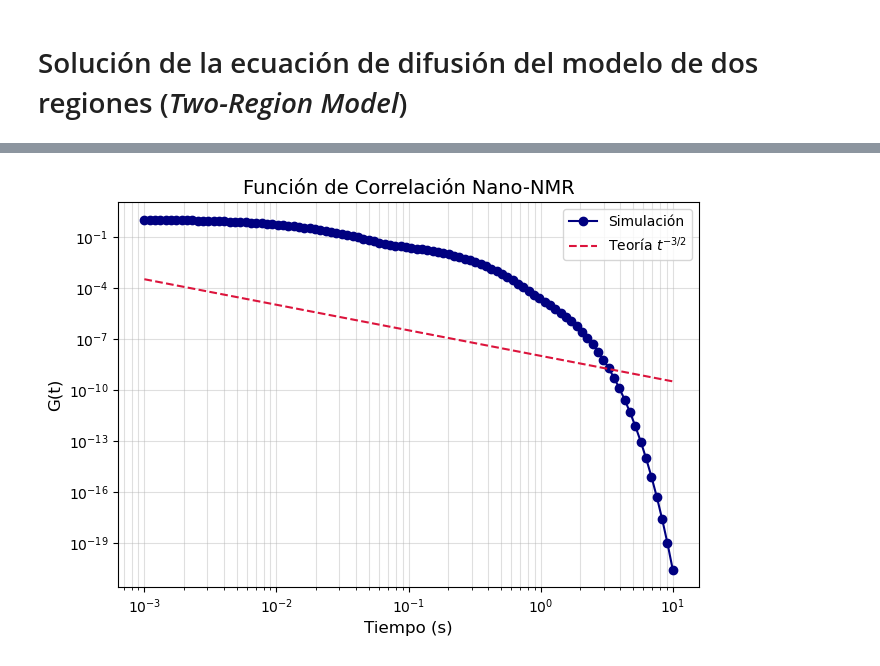
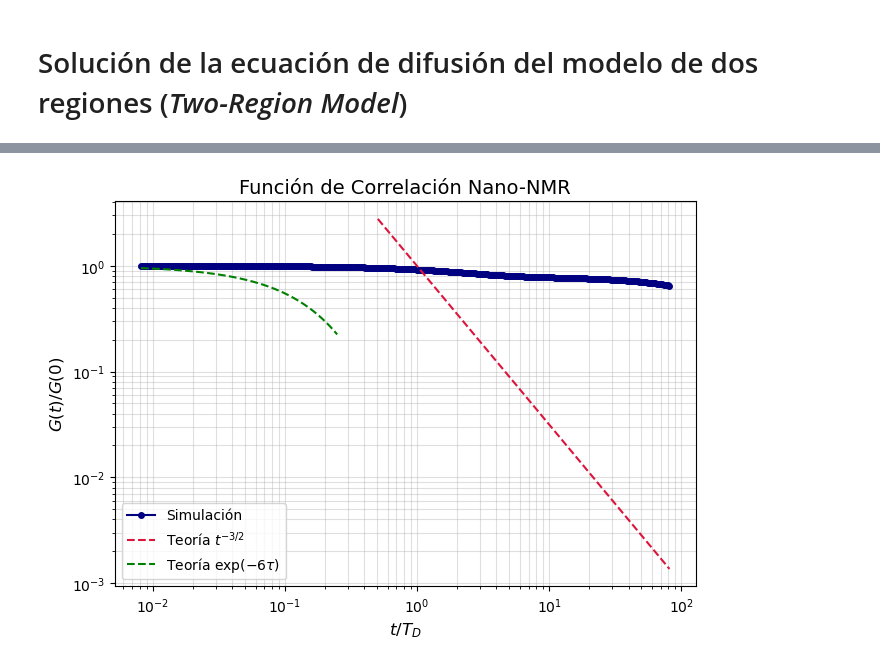
Before and after one commit to allanyst/tfm-efectos-superficie-nano-rmn, a Jupyter notebook: TFM_TwoRegionModel.ipynb, the cells around one changed output, grey strips where cells are left out. Saved outputs shown, nothing was run; the diff lists cells and outputs as text; code cells hidden in the pictures.

```diff
--- a/TFM_TwoRegionModel.ipynb
+++ b/TFM_TwoRegionModel.ipynb
@@ -11,14 +11,15 @@ from joblib import Parallel, delayed
 # Solución de la ecuación de difusión del modelo de dos regiones (_Two-Region Model_)
 # %%
 # Parámetros físicos
+d = 15                # nm Profundidad de NV
 D1 = 2e4              # nm²/s (región superficial)
 D2 = 2e6              # nm²/s (región volumétrica)
 z_c = 75              # nm (altura de la interfaz)
-L = 1500              # nm (altura total)
-R = 1500              # nm (radio del cilindro)
-kappa = 10.0          # nm/s coeficiente de absorción superficial
-n_modes_radial = 50   # Número de modos radiales
-m_max = 50            # Número de modos axiales por modo radial
+L = 50*d              # nm (altura total)
+R = 50*d              # nm (radio del cilindro)
+kappa = 0.0           # nm/s coeficiente de absorción superficial
+n_modes_radial = 100  # Número de modos radiales
+m_max = 100           # Número de modos axiales por modo radial
 N_z = N_r = 15000     # Número de nodos en z y rho
 # %%
 ##############################################################################
@@ -58,6 +59,6 @@ plt.show()
 # %%
 # Estimar raíces con brentq en intervalos [a, b] con cambio de signo
-alpha_min = 1e-3
+alpha_min = 0.0
 alpha_roots = []
 step = 0.001  # Paso inicial para buscar raíces
 
@@ -118,7 +119,7 @@ R_values,R_norms=R_func(alpha_n,rho_vals)
 # Graficar modos radiales
 plt.figure(figsize=(7.5, 5))
 for n in range(min(16, n_modes_radial)):
-    plt.plot(rho_vals, R_values[n], label=f"n={n+1}", linewidth=1.5)
+    plt.plot(rho_vals, R_values[n], label=f"n={n}", linewidth=1.5)
 
 plt.xlabel("ρ (nm)", fontsize=12)
 plt.ylabel("Amplitud", fontsize=12)
@@ -560,16 +568,17 @@ G_values = Parallel(n_jobs=4, verbose=1)(delayed(compute_G_vec)(t) for t in t_va
 # %%
-np.savetxt("data/G_vs_t_tworegion.dat", np.c_[t_values, G_values], header="Tiempo(s) G(t)", fmt="%.8e")
+np.savetxt("data/G_vs_t_tworegion.dat", np.c_[t_values, G_values], header="Tiempo(s) G(t)", fmt="%.10e")
 
 plt.figure(figsize=(7.5,5))
-plt.loglog(t_values, G_values/G_values[0], "o-", label="Simulación", color="navy", markersize=6, linewidth=1.5)
-plt.plot(t_values, 1e-8 * t_values**-1.5, "--", label=r"Teoría $t^{-3/2}$", color="crimson", linewidth=1.5)
-plt.xlabel("Tiempo (s)", fontsize=12)
-plt.ylabel("G(t)", fontsize=12)
+plt.loglog(tau_values, G_values/G_values[0], "o-", label="Simulación", color="navy", markersize=4, linewidth=1.5)
+plt.plot(tau_values[tau_values>=0.5], tau_values[tau_values>=0.5]**-1.5, "--", label=r"Teoría $t^{-3/2}$", color="crimson", linewidth=1.5)
+plt.plot(tau_values[tau_values<=0.25], np.exp(-6*tau_values[tau_values<=0.25]), "--", label=r"Teoría $\exp(-6\tau)$", color="green", linewidth=1.5)
+plt.xlabel(r"$t/T_D$", fontsize=12)
+plt.ylabel(r"$G(t)/G(0)$", fontsize=12)
 plt.title("Función de Correlación Nano-NMR", fontsize=14)
 plt.legend()
 plt.grid(which="both", alpha=0.4)
 plt.savefig("figuras/correlacion_nanoNMR_tworegion.pdf", bbox_inches="tight", dpi=300)
 plt.show()
 plt.close()
 # %% [output]
-[figure, old version]
+[figure, new version]
```
Also changed, not shown: parts of 13 cells of this notebook, 39 other files.
